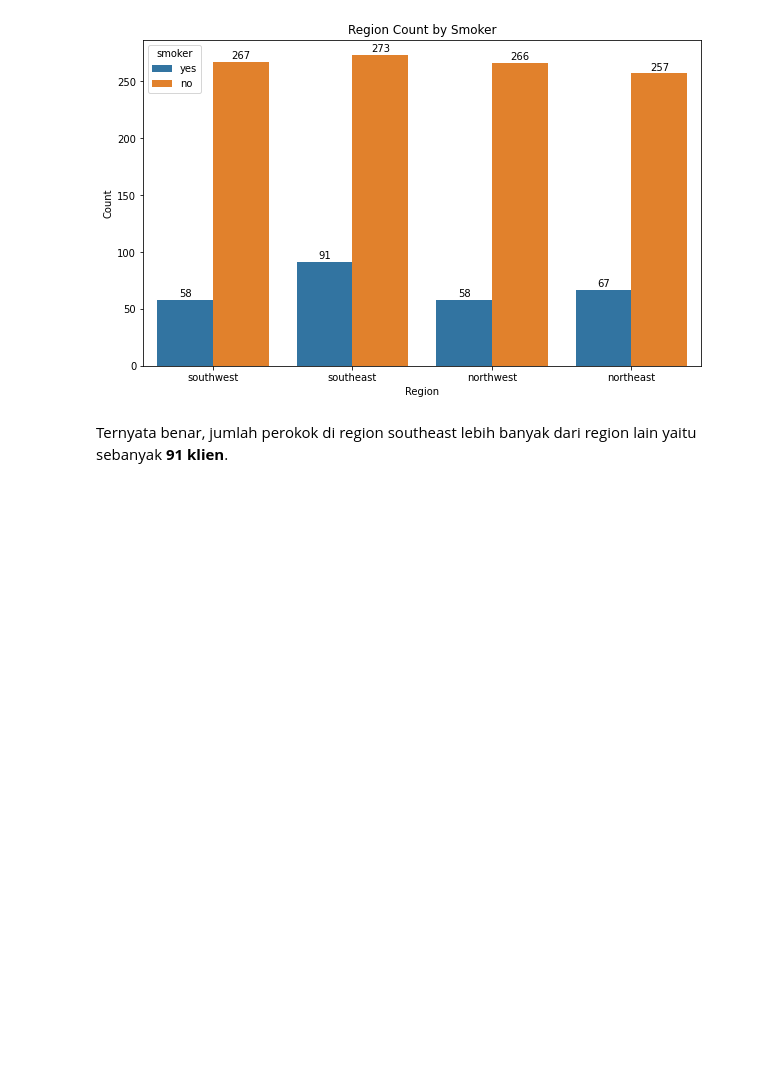
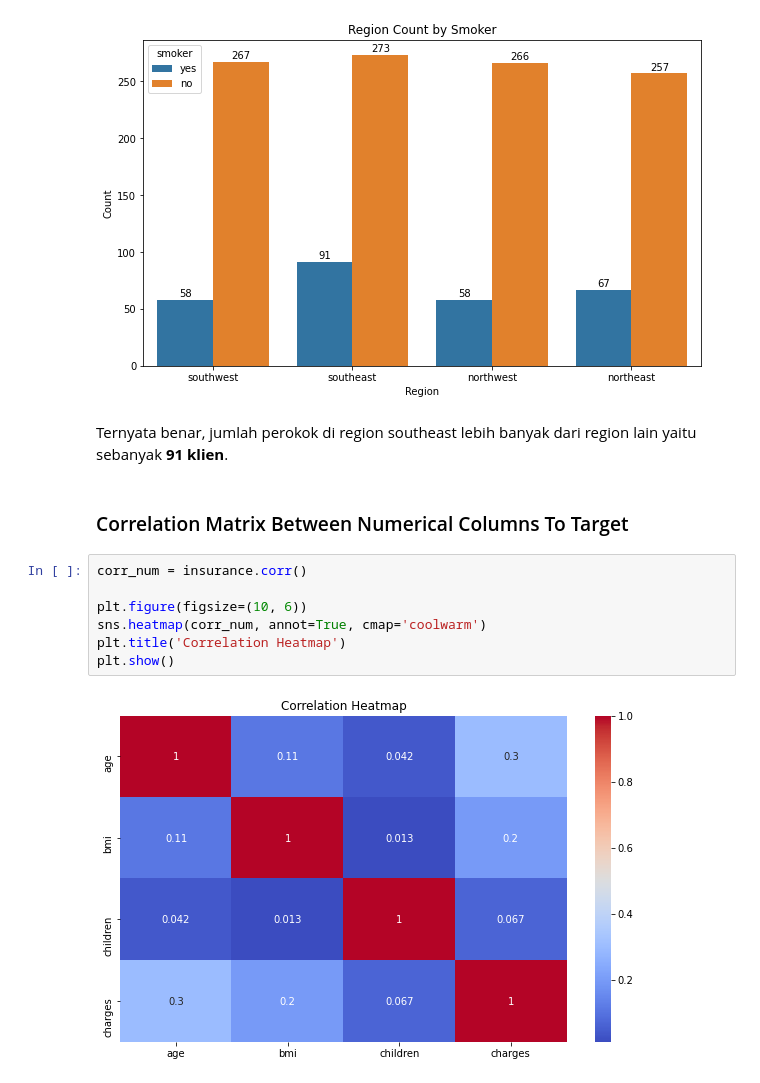
Before and after one commit to Penzragon/h8dsft_P1Milestone2, a Jupyter notebook: script.ipynb, the cells around one changed output. Drawn from its saved outputs; the diff is of its cells as text; blank space fills up the shorter version.

Commit message:
Add heatmap (NO DOC)

```diff
--- a/script.ipynb
+++ b/script.ipynb
@@ -357,3 +357,14 @@ plt.show()
 [figure]
 # %% [markdown]
 Ternyata benar, jumlah perokok di region southeast lebih banyak dari region lain yaitu sebanyak **91 klien**.
+# %% [markdown]
+### Correlation Matrix Between Numerical Columns To Target
+# %%
+corr_num = insurance.corr()
+
+plt.figure(figsize=(10, 6))
+sns.heatmap(corr_num, annot=True, cmap='coolwarm')
+plt.title('Correlation Heatmap')
+plt.show()
+# %% [output]
+[figure, added]
```
Also changed, not shown: parts of 2 cells of this notebook.
